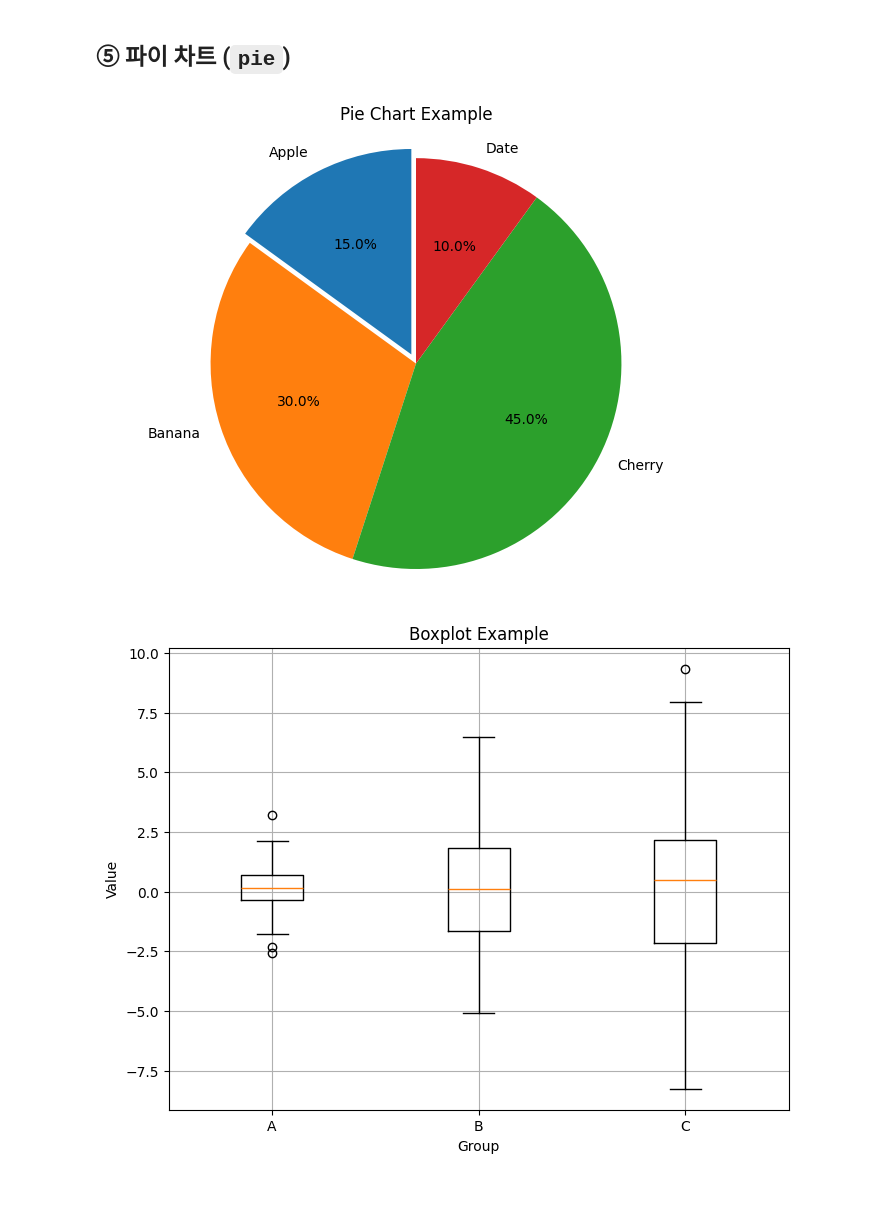
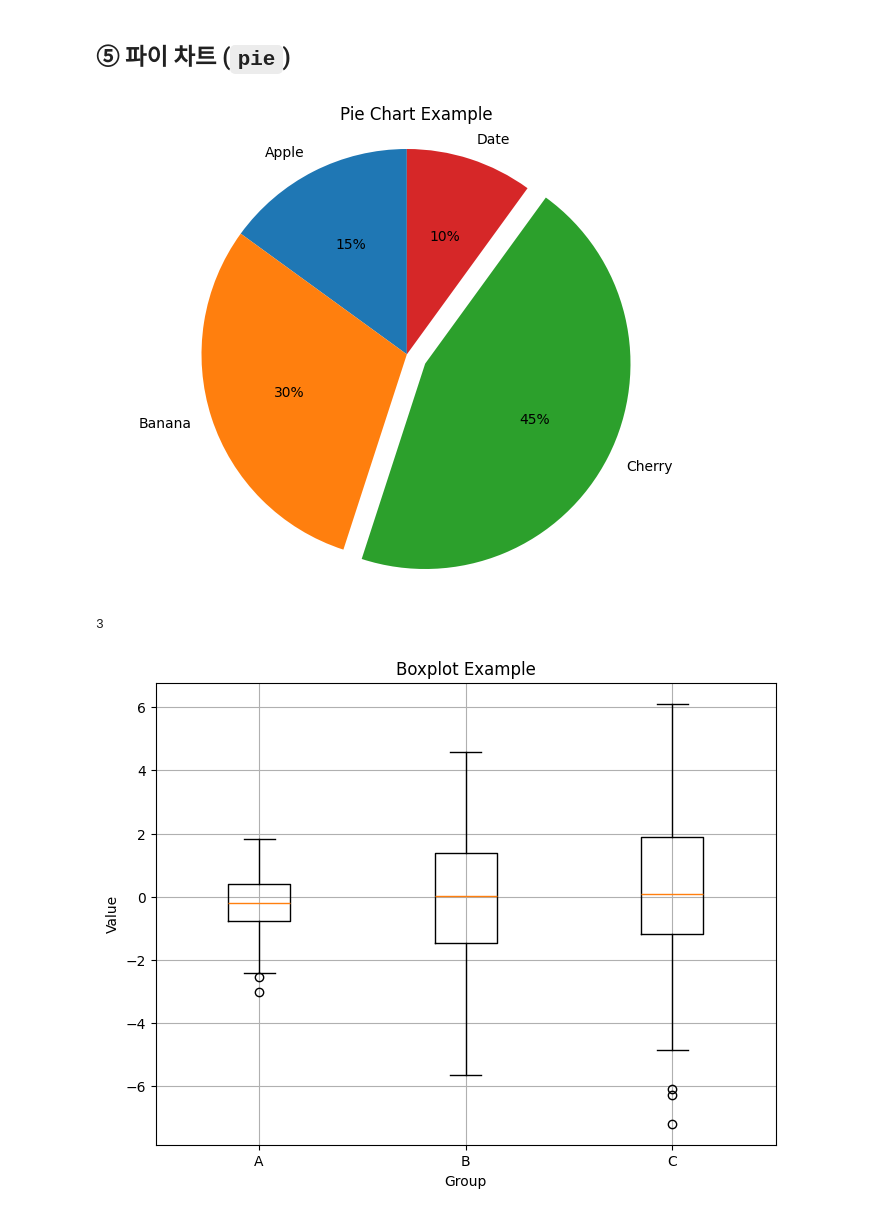
Before and after one commit to Collegenie-X/self-driving-feedback, a Jupyter notebook: pandas/시각화/1단계-시각화-matplotlib_ex.ipynb, the cells around one changed output. Drawn from its saved outputs; the diff is of its cells as text; code cells hidden in the pictures.

```diff
--- a/pandas/시각화/1단계-시각화-matplotlib_ex.ipynb
+++ b/pandas/시각화/1단계-시각화-matplotlib_ex.ipynb
@@ -238,25 +273,29 @@ plt.show()
 # %%
 import matplotlib.pyplot as plt
 
 # 데이터 생성
 labels = ["Apple", "Banana", "Cherry", "Date"]
 sizes = [15, 30, 45, 10]
 
 plt.figure(figsize=(8, 6))
-plt.pie(sizes, labels=labels, autopct="%1.1f%%", startangle=90, explode=[0.05, 0, 0, 0])
+plt.pie(sizes, labels=labels,autopct="%1.0f%%",startangle=90, explode=[0, 0, 0.1, 0]) # labels=labels, autopct="%1.0f%%", startangle=90,)
 plt.title("Pie Chart Example")
 plt.axis("equal")  # 원형 유지
 plt.show()
 # %% [output]
-[figure, old version]
+[figure, new version]
 # %%
 ## ⑥ 박스 플롯 (`boxplot`)
+# %%
+import matplotlib.pyplot as plt
+import numpy as np
+
+# 데이터 생성
+data = [np.random.normal(0, std, 100) for std in range(1, 4)]
+len(data)
+# %% [output]
+3
 # %%
-import matplotlib.pyplot as plt
-import numpy as np
-
-# 데이터 생성
-data = [np.random.normal(0, std, 100) for std in range(1, 4)]
 
 plt.figure(figsize=(8, 6))
 plt.boxplot(data, labels=["A", "B", "C"])
@@ -266,7 +305,7 @@ plt.ylabel("Value")
 plt.grid(True)
 plt.show()
 # %% [output]
-[figure, old version]
+[figure, new version]
 # %%
 ## ⑦ 여러개의 차트 (Subplots) 활용 예시
 # %%
```
Also changed, not shown: parts of 10 cells of this notebook, 5 other files.
